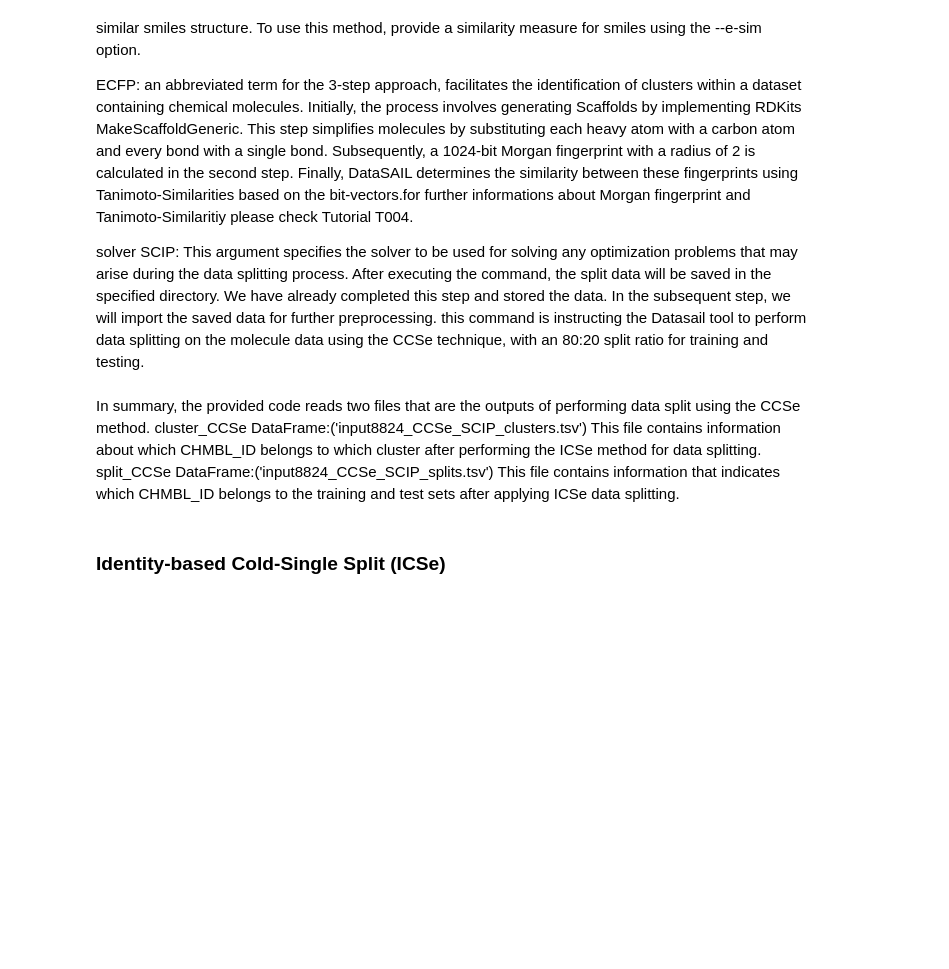
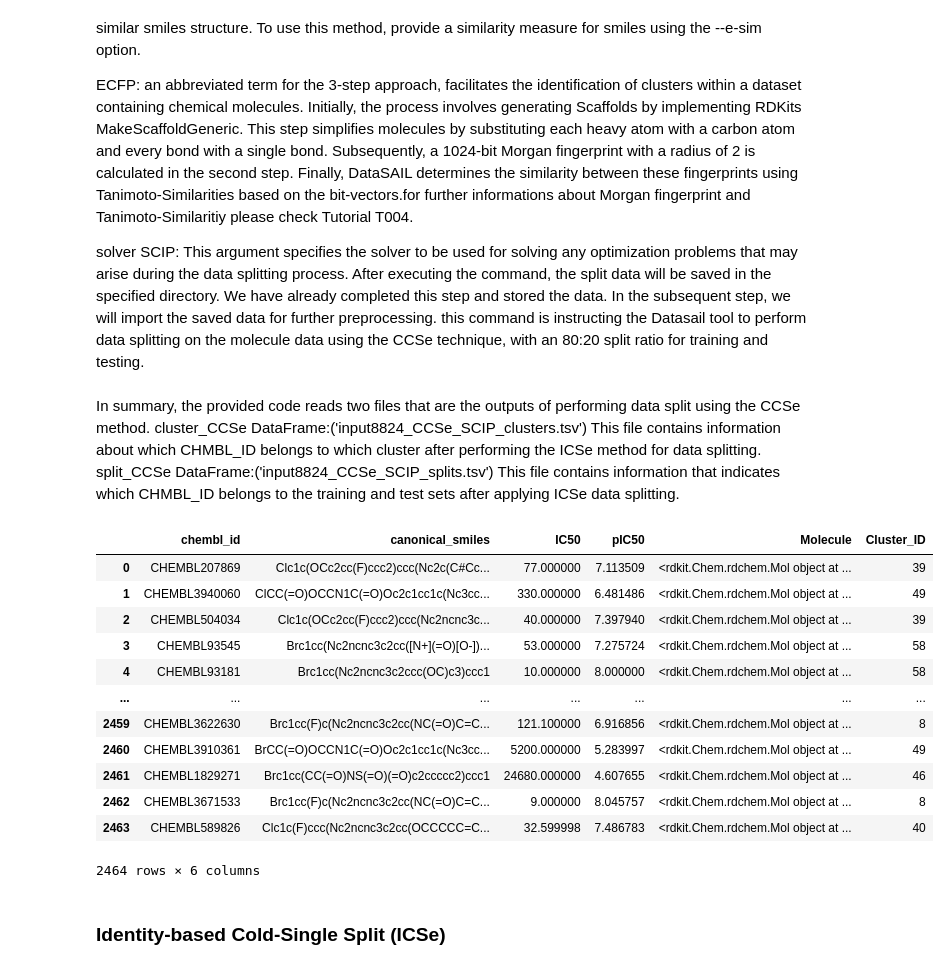
Before and after one commit to volkamerlab/CADDSeminar_2023, a Jupyter notebook: notebooks/T001_Scaffold-based-data-split/T001_Scaffold-based-data-split.ipynb, the cells around one changed output. Drawn from its saved outputs; the diff is of its cells as text; code cells hidden in the pictures; blank space fills up the shorter version.

```diff
--- a/notebooks/T001_Scaffold-based-data-split/T001_Scaffold-based-data-split.ipynb
+++ b/notebooks/T001_Scaffold-based-data-split/T001_Scaffold-based-data-split.ipynb
@@ -177,14 +176,32 @@ split_CCSe DataFrame:('input8824_CCSe_SCIP_splits.tsv')
 This file contains information that indicates which CHMBL_ID belongs to the training and test sets after applying ICSe data splitting.
 # %%
 cluster_CCSe=pd.read_csv('input3859_CCSe_SCIP_clusters.tsv', sep='\t')
-split_CCSe=pd.read_csv('input3859_ICSe_SCIP__splits.tsv', sep='\t')
+split_CCSe=pd.read_csv('input3859_CCSe_SCIP_splits.tsv', sep='\t')
 cluster_CCSe.rename(columns={'ID': 'chembl_id'},inplace=True)
+
 train_CCSe_id=split_CCSe[split_CCSe['Split'].isin(['Split000'])].rename(columns={'ID': 'chembl_id'})
 test_CCSe_id=split_CCSe[split_CCSe['Split'].isin(['Split001'])].rename(columns={'ID': 'chembl_id'})
+
 train_CCSe_t=data[data['chembl_id'].isin(train_CCSe_id['chembl_id'])]
 test_CCSe_t=data[data['chembl_id'].isin(test_CCSe_id['chembl_id'])]
+
 train_CCSe = pd.merge(train_CCSe_t, cluster_CCSe, on='chembl_id')
 test_CCSe = pd.merge(test_CCSe_t, cluster_CCSe, on='chembl_id')
+train_CCSe
+# %% [output]
+|  | chembl_id | canonical_smiles | IC50 | pIC50 | Molecule | Cluster_ID |
+| 0 | CHEMBL207869 | Clc1c(OCc2cc(F)ccc2)ccc(Nc2c(C#Cc... | 77.000000 | 7.113509 | <rdkit.Chem.rdchem.Mol object at ... | 39 |
+| 1 | CHEMBL3940060 | ClCC(=O)OCCN1C(=O)Oc2c1cc1c(Nc3cc... | 330.000000 | 6.481486 | <rdkit.Chem.rdchem.Mol object at ... | 49 |
+| 2 | CHEMBL504034 | Clc1c(OCc2cc(F)ccc2)ccc(Nc2ncnc3c... | 40.000000 | 7.397940 | <rdkit.Chem.rdchem.Mol object at ... | 39 |
+| 3 | CHEMBL93545 | Brc1cc(Nc2ncnc3c2cc([N+](=O)[O-])... | 53.000000 | 7.275724 | <rdkit.Chem.rdchem.Mol object at ... | 58 |
+| 4 | CHEMBL93181 | Brc1cc(Nc2ncnc3c2ccc(OC)c3)ccc1 | 10.000000 | 8.000000 | <rdkit.Chem.rdchem.Mol object at ... | 58 |
+| ... | ... | ... | ... | ... | ... | ... |
+| 2459 | CHEMBL3622630 | Brc1cc(F)c(Nc2ncnc3c2cc(NC(=O)C=C... | 121.100000 | 6.916856 | <rdkit.Chem.rdchem.Mol object at ... | 8 |
+| 2460 | CHEMBL3910361 | BrCC(=O)OCCN1C(=O)Oc2c1cc1c(Nc3cc... | 5200.000000 | 5.283997 | <rdkit.Chem.rdchem.Mol object at ... | 49 |
+| 2461 | CHEMBL1829271 | Brc1cc(CC(=O)NS(=O)(=O)c2ccccc2)ccc1 | 24680.000000 | 4.607655 | <rdkit.Chem.rdchem.Mol object at ... | 46 |
+| 2462 | CHEMBL3671533 | Brc1cc(F)c(Nc2ncnc3c2cc(NC(=O)C=C... | 9.000000 | 8.045757 | <rdkit.Chem.rdchem.Mol object at ... | 8 |
+| 2463 | CHEMBL589826 | Clc1c(F)ccc(Nc2ncnc3c2cc(OCCCCC=C... | 32.599998 | 7.486783 | <rdkit.Chem.rdchem.Mol object at ... | 40 |
+2464 rows × 6 columns
 # %% [markdown]
 ### Identity-based Cold-Single Split (ICSe)
 # %% [markdown]
```
Also changed, not shown: parts of 9 cells of this notebook.
